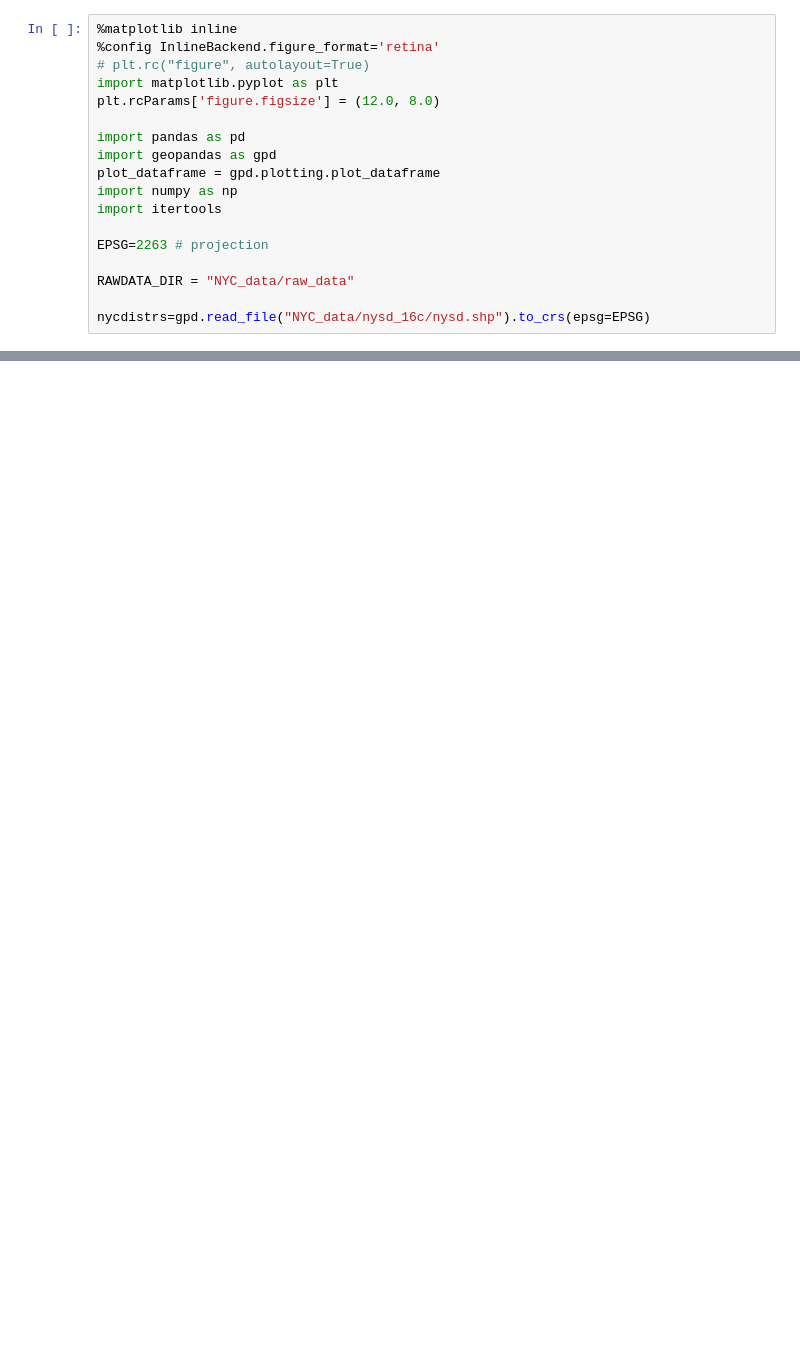
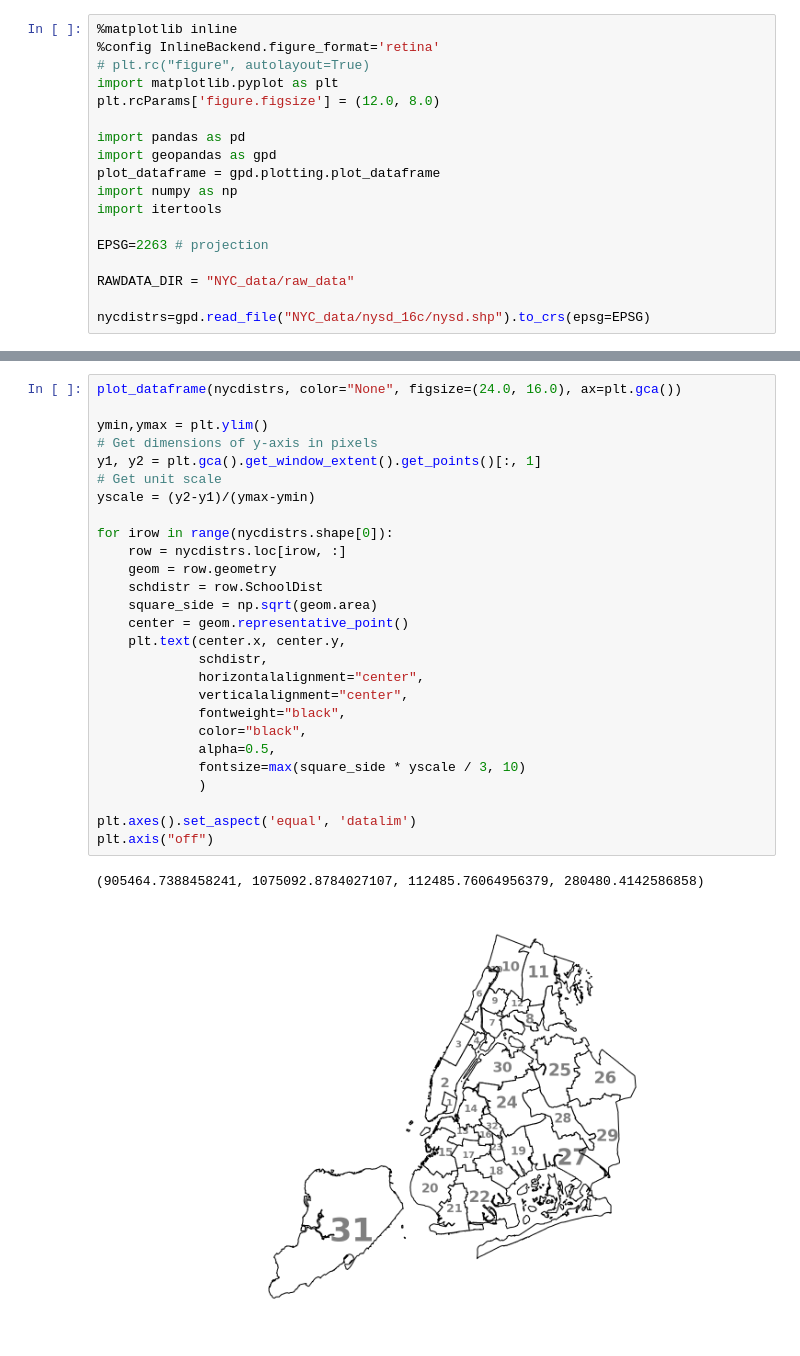
Before and after one commit to gwb/rdd-coverage, a Jupyter notebook: Maxime/NYC/NYC_prepare_schdistr_plot.ipynb, the cells around one changed output, grey strips where cells are left out. Saved outputs shown, nothing was run; the diff lists cells and outputs as text; blank space fills up the shorter version.

```diff
--- a/Maxime/NYC/NYC_prepare_schdistr_plot.ipynb
+++ b/Maxime/NYC/NYC_prepare_schdistr_plot.ipynb
@@ -32,0 +68,30 @@ plt.axis("off")
+# %%
+plot_dataframe(nycdistrs, color="None", figsize=(24.0, 16.0), ax=plt.gca())
+
+ymin,ymax = plt.ylim()
+# Get dimensions of y-axis in pixels
+y1, y2 = plt.gca().get_window_extent().get_points()[:, 1]
+# Get unit scale
+yscale = (y2-y1)/(ymax-ymin)
+
+for irow in range(nycdistrs.shape[0]):
+    row = nycdistrs.loc[irow, :]
+    geom = row.geometry
+    schdistr = row.SchoolDist
+    square_side = np.sqrt(geom.area)
+    center = geom.representative_point()
+    plt.text(center.x, center.y,
+             schdistr,
+             horizontalalignment="center",
+             verticalalignment="center",
+             fontweight="black",
+             color="black",
+             alpha=0.5,
+             fontsize=max(square_side * yscale / 3, 10)
+             )
+
+plt.axes().set_aspect('equal', 'datalim')
+plt.axis("off")
+# %% [output]
+(905464.7388458241, 1075092.8784027107, 112485.76064956379, 280480.4142586858)
+[figure, added]
```
Also changed, not shown: parts of 8 cells of this notebook, 21 other files.
